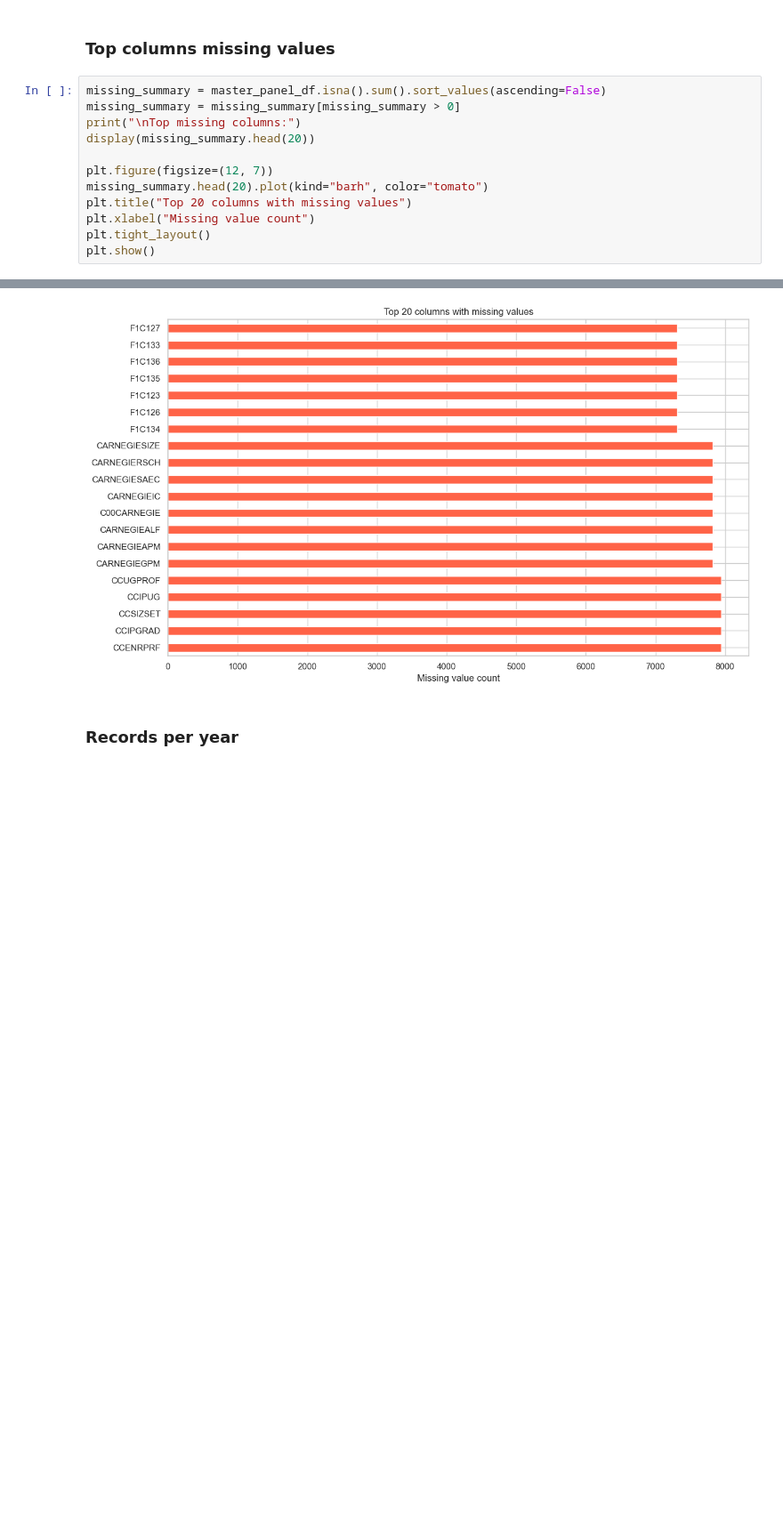
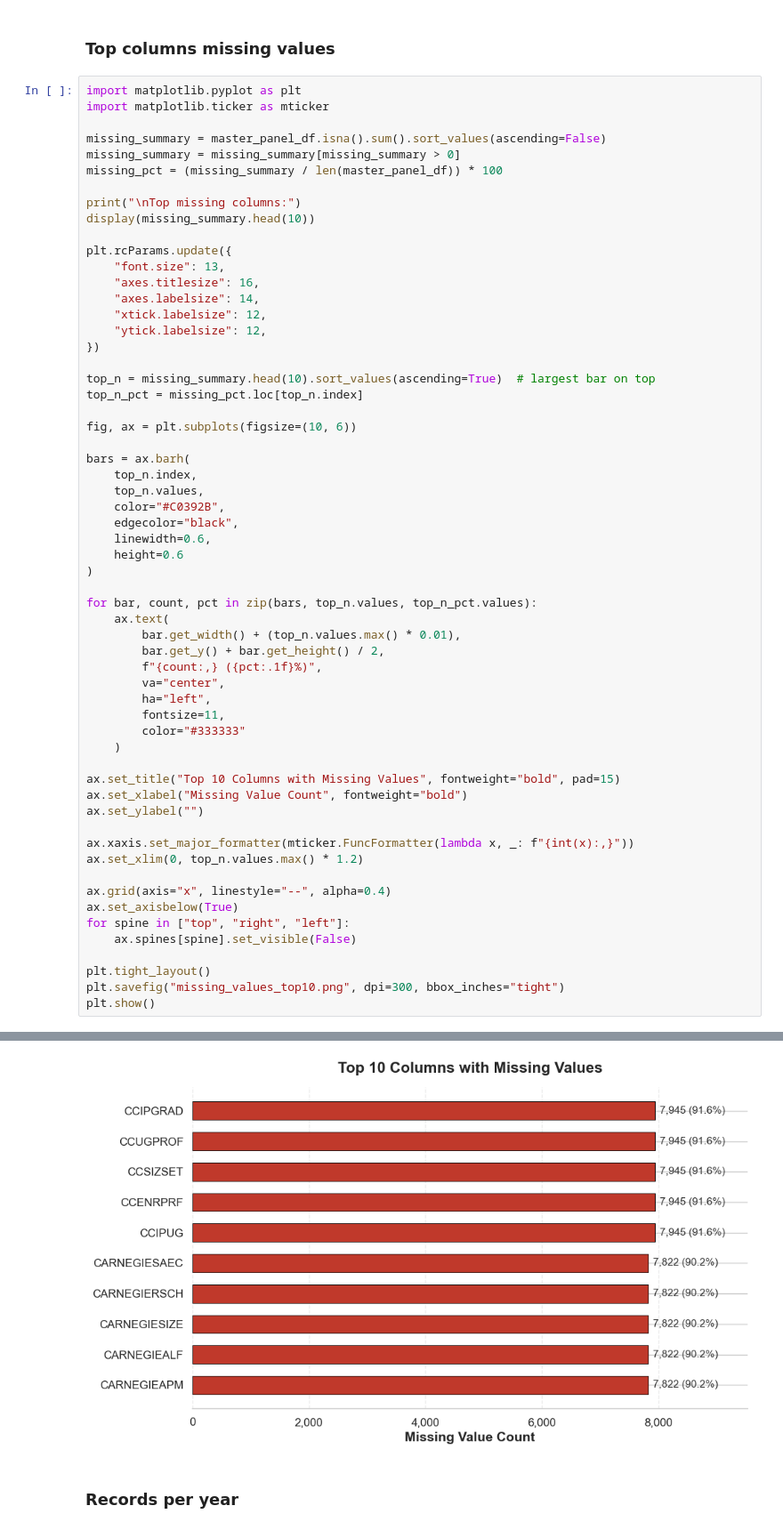
Before and after one commit to jeehunhwang/academic-staff-safeguard, a Jupyter notebook: Code/jason_eda.ipynb, the cells around one changed output, grey strips where cells are left out. Shown at 89% size. Drawn from its saved outputs; the diff is of its cells as text; blank space fills up the shorter version.

Commit message:
Added code to make top missing features more readable

```diff
--- a/Code/jason_eda.ipynb
+++ b/Code/jason_eda.ipynb
@@ -387,16 +387,63 @@ Categorical/object columns: 234
 # %% [markdown]
 ### Top columns missing values
 # %%
+import matplotlib.pyplot as plt
+import matplotlib.ticker as mticker
+
 missing_summary = master_panel_df.isna().sum().sort_values(ascending=False)
 missing_summary = missing_summary[missing_summary > 0]
+missing_pct = (missing_summary / len(master_panel_df)) * 100
+
 print("\nTop missing columns:")
-display(missing_summary.head(20))
+display(missing_summary.head(10))
 
-plt.figure(figsize=(12, 7))
-missing_summary.head(20).plot(kind="barh", color="tomato")
-plt.title("Top 20 columns with missing values")
-plt.xlabel("Missing value count")
+plt.rcParams.update({
+    "font.size": 13,
+    "axes.titlesize": 16,
+    "axes.labelsize": 14,
+    "xtick.labelsize": 12,
+    "ytick.labelsize": 12,
+})
+
+top_n = missing_summary.head(10).sort_values(ascending=True)  # largest bar on top
+top_n_pct = missing_pct.loc[top_n.index]
+
+fig, ax = plt.subplots(figsize=(10, 6))
+
+bars = ax.barh(
+    top_n.index,
+    top_n.values,
+    color="#C0392B",
+    edgecolor="black",
+    linewidth=0.6,
+    height=0.6
+)
+
+for bar, count, pct in zip(bars, top_n.values, top_n_pct.values):
+    ax.text(
+        bar.get_width() + (top_n.values.max() * 0.01),
+        bar.get_y() + bar.get_height() / 2,
+        f"{count:,} ({pct:.1f}%)",
+        va="center",
+        ha="left",
+        fontsize=11,
+        color="#333333"
+    )
+
+ax.set_title("Top 10 Columns with Missing Values", fontweight="bold", pad=15)
+ax.set_xlabel("Missing Value Count", fontweight="bold")
+ax.set_ylabel("")
+
+ax.xaxis.set_major_formatter(mticker.FuncFormatter(lambda x, _: f"{int(x):,}"))
+ax.set_xlim(0, top_n.values.max() * 1.2)
+
+ax.grid(axis="x", linestyle="--", alpha=0.4)
+ax.set_axisbelow(True)
+for spine in ["top", "right", "left"]:
+    ax.spines[spine].set_visible(False)
+
 plt.tight_layout()
+plt.savefig("missing_values_top10.png", dpi=300, bbox_inches="tight")
 plt.show()
 # %% [output]
 Top missing columns:
@@ -419,5 +460,5 @@ F1C127          7315
 dtype: int64
-[figure, old version]
+[figure, new version]
 # %% [markdown]
 ### Records per year
 # %%
```
Also changed, not shown: parts of 7 cells of this notebook.
